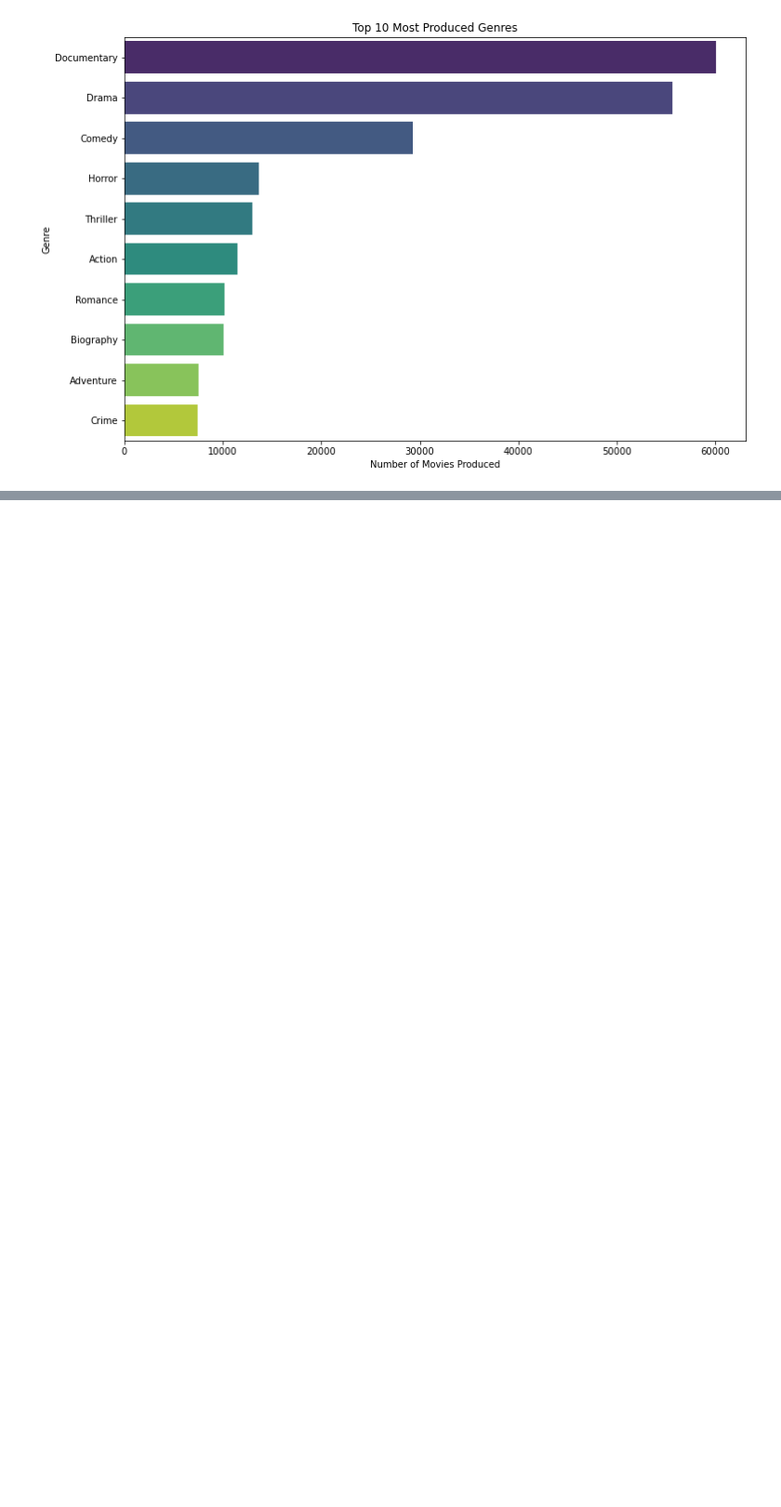
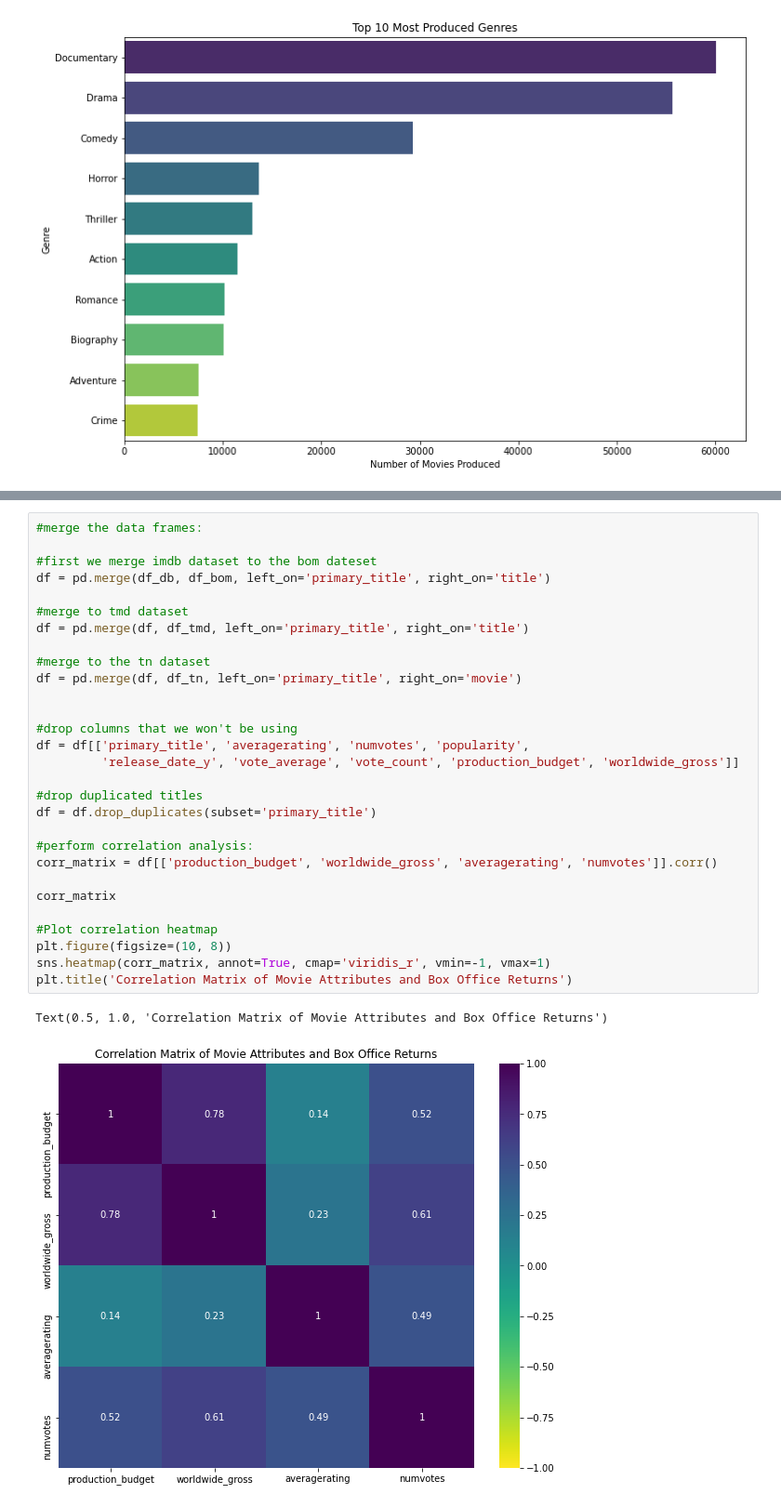
Before and after one commit to otungKe/dsc_phase1_project, a Jupyter notebook: index.ipynb, the cells around one changed output, grey strips where cells are left out. Shown at 93% size. Drawn from its saved outputs; the diff is of its cells as text; blank space fills up the shorter version.

Commit message:
correlation analysis

```diff
--- a/index.ipynb
+++ b/index.ipynb
@@ -330,0 +370,32 @@ Text(0, 0.5, 'Genre')
+# %%
+#merge the data frames:
+
+#first we merge imdb dataset to the bom dateset
+df = pd.merge(df_db, df_bom, left_on='primary_title', right_on='title')
+
+#merge to tmd dataset
+df = pd.merge(df, df_tmd, left_on='primary_title', right_on='title')
+
+#merge to the tn dataset
+df = pd.merge(df, df_tn, left_on='primary_title', right_on='movie')
+
+
+#drop columns that we won't be using
+df = df[['primary_title', 'averagerating', 'numvotes', 'popularity',
+         'release_date_y', 'vote_average', 'vote_count', 'production_budget', 'worldwide_gross']]
+
+#drop duplicated titles
+df = df.drop_duplicates(subset='primary_title')
+
+#perform correlation analysis:
+corr_matrix = df[['production_budget', 'worldwide_gross', 'averagerating', 'numvotes']].corr()
+
+corr_matrix
+
+#Plot correlation heatmap
+plt.figure(figsize=(10, 8))
+sns.heatmap(corr_matrix, annot=True, cmap='viridis_r', vmin=-1, vmax=1)
+plt.title('Correlation Matrix of Movie Attributes and Box Office Returns')
+# %% [output]
+Text(0.5, 1.0, 'Correlation Matrix of Movie Attributes and Box Office Returns')
+[figure, added]
```
Also changed, not shown: parts of 7 cells of this notebook.
